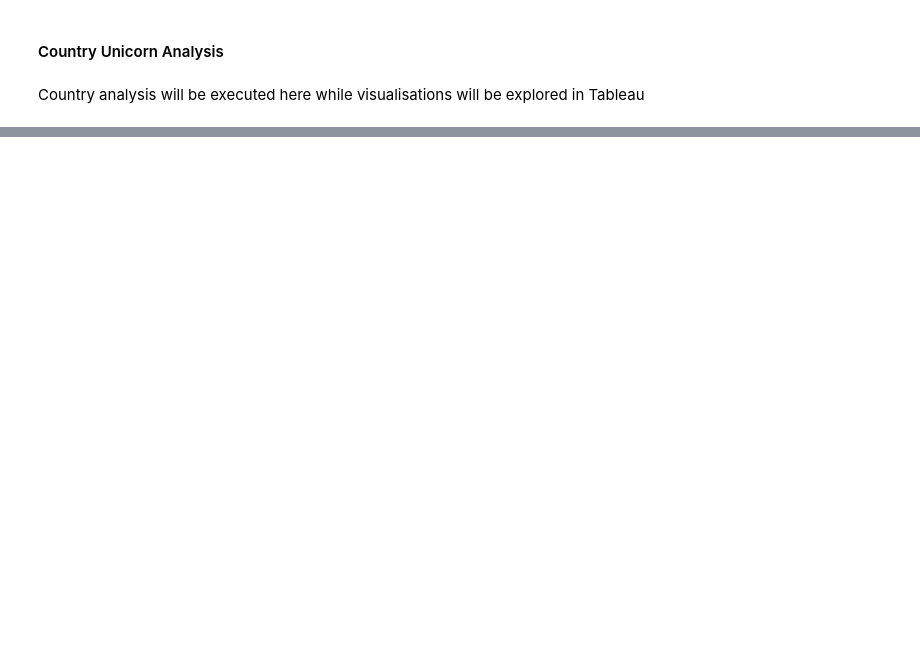
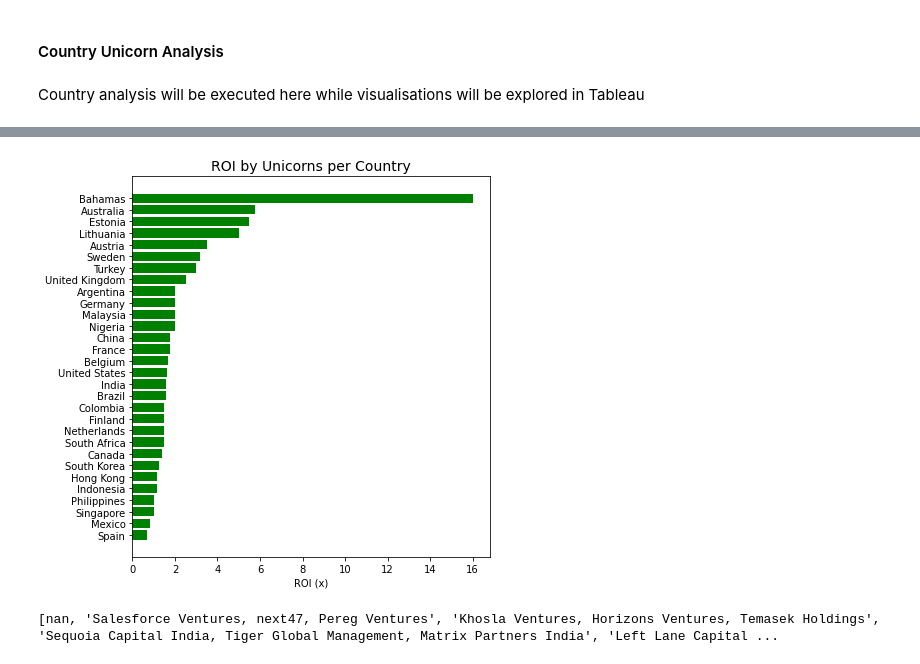
Before and after one commit to Holla-swift/Unicorn_Companies, a Jupyter notebook: Unicorn_company.ipynb, the cells around one changed output, grey strips where cells are left out. Saved outputs shown, nothing was run; the diff lists cells and outputs as text; code cells hidden in the pictures; blank space fills up the shorter version.

```diff
--- a/Unicorn_company.ipynb
+++ b/Unicorn_company.ipynb
@@ -242,0 +346,5 @@ country_unicorn.to_excel('country.xlsx')
+# %%
+# Countries with the best ROI
+
+country_ROI = df.groupby('Country').mean('Return_on_investment')
+country_ROI.Return_on_investment
@@ -242,0 +369,21 @@ country_unicorn.to_excel('country.xlsx')
+# %%
+y = country_ROI.nlargest(30, 'Return_on_investment')
+
+y = y.sort_values(
+                    by='Return_on_investment',
+                    ascending=True
+)
+
+colors='green'
+
+# bar chart
+plt.barh(y.index, y.Return_on_investment, color=colors)
+plt.title('ROI by Unicorns per Country', size=14)
+plt.xlabel('ROI (x)')
+
+#define plot size for all plots
+plt.rcParams['figure.figsize'] = [6.4, 7.5]
+
+plt.show()
+# %% [output]
+[figure, added]
@@ -242,0 +392,5 @@ country_unicorn.to_excel('country.xlsx')
+# %%
+investors = list(set(df.Select_Investors))
+print(investors)
+# %% [output]
+[nan, 'Salesforce Ventures, next47, Pereg Ventures', 'Khosla Ventures, Horizons Ventures, Temasek Holdings', 'Sequoia Capital India, Tiger Global Management, Matrix Partners India', 'Left Lane Capital ...
```
Also changed, not shown: parts of 16 cells of this notebook, 1 other file.
